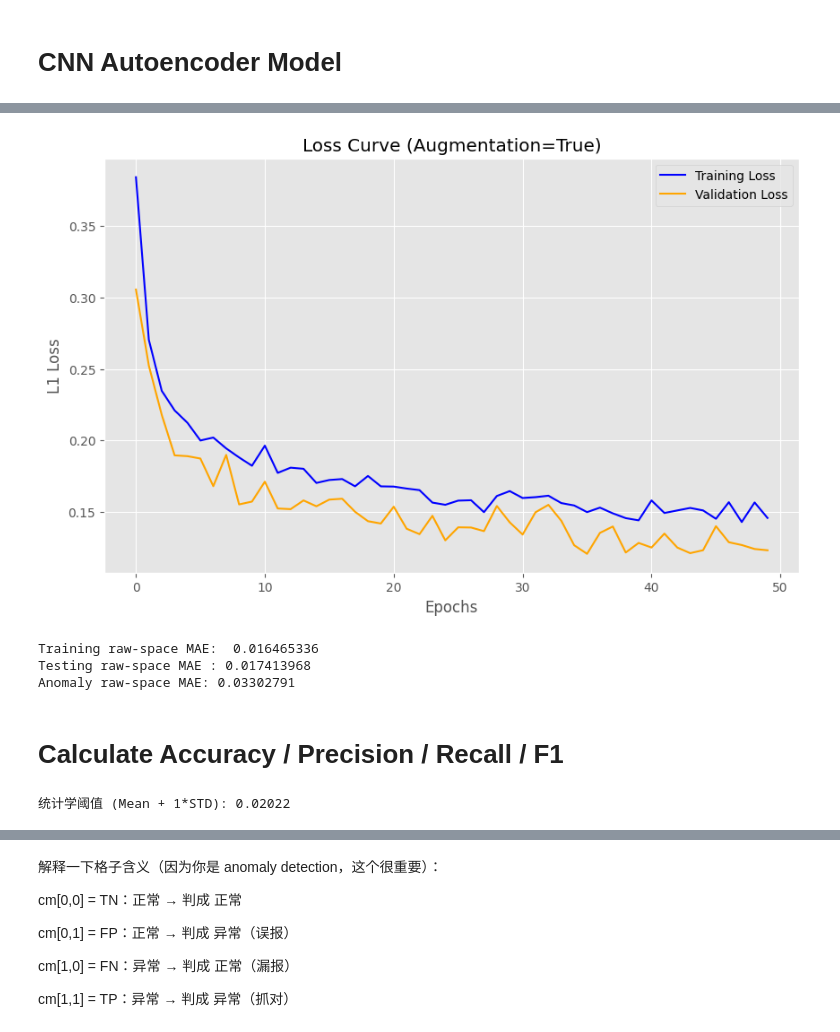
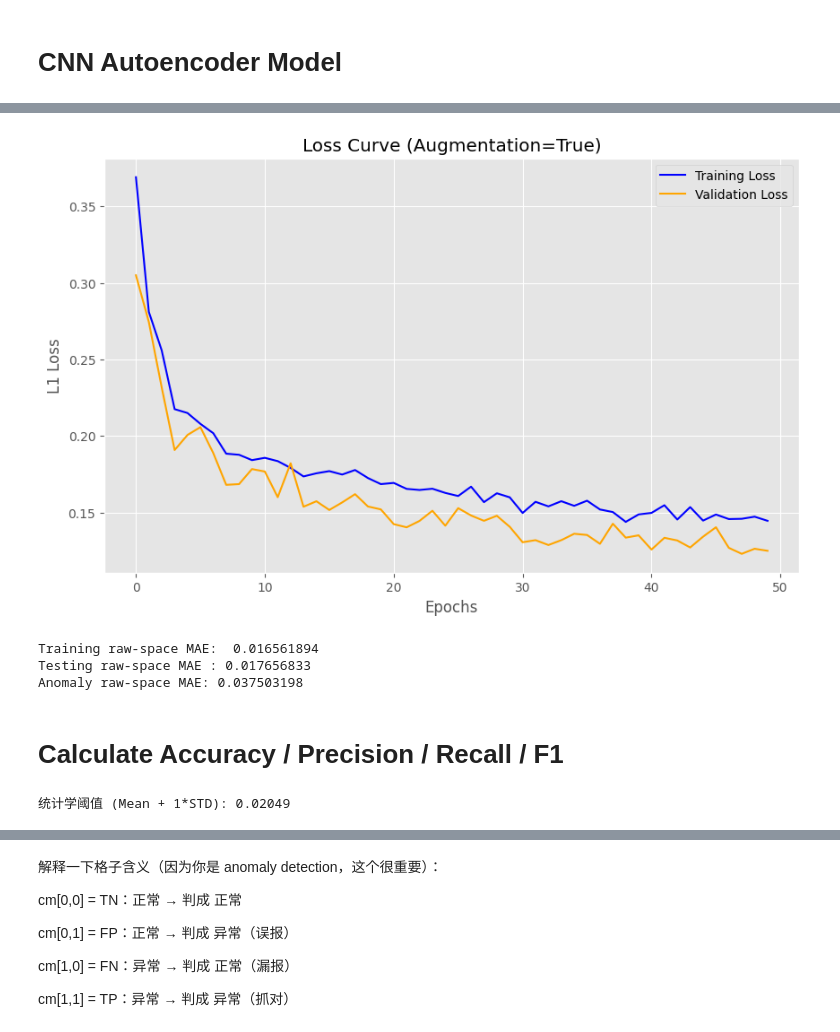
Before and after one commit to Makiato1999/ECG-Detector, a Jupyter notebook: anomaly_detection_cnn_autoencoders_cnn_exp.ipynb, the cells around one changed output, grey strips where cells are left out. Saved outputs shown, nothing was run; the diff lists cells and outputs as text; code cells hidden in the pictures.

Commit message:
Update cnn kernel size exp

```diff
--- a/anomaly_detection_cnn_autoencoders_cnn_exp.ipynb
+++ b/anomaly_detection_cnn_autoencoders_cnn_exp.ipynb
@@ -122,7 +123,7 @@ config = Config(
     input_dim = 187,
     latent_dim = 8,
     device='cuda' if torch.cuda.is_available() else 'cpu',
-    channels = 128,
+    channels = 64,
     kernel_size = 3
 )
 # %% [markdown]
@@ -480,20 +481,38 @@ def train_model(model, train_loader, val_loader, config: Config):
 # %%
 from copy import deepcopy
 
-config64 = deepcopy(config)
-config64.channels = 64
+# channel
+# config64 = deepcopy(config)
+# config64.channels = 64
 
-config128 = deepcopy(config)
-config128.channels = 128
+# config128 = deepcopy(config)
+# config128.channels = 128
 
-config256 = deepcopy(config)
-config256.channels = 256
+# config256 = deepcopy(config)
+# config256.channels = 256
 
-config64.model_name = "ae_ch64.pt"
-config128.model_name = "ae_ch128.pt"
-config256.model_name = "ae_ch256.pt"
+# config64.model_name = "ae_ch64.pt"
+# config128.model_name = "ae_ch128.pt"
+# config256.model_name = "ae_ch256.pt"
+
+# kernel
+config3 = deepcopy(config)
+config3.kernel_size = 3
+
+config5 = deepcopy(config)
+config5.kernel_size = 5
+
+config7 = deepcopy(config)
+config7.kernel_size = 7
+
+config9 = deepcopy(config)
+config9.kernel_size = 9
+
+config3.model_name = "ae_ks3.pt"
+config5.model_name = "ae_ks5.pt"
+config7.model_name = "ae_ks7.pt"
 # %%
-model = AutoEncoder(input_dim=config.input_dim, latent_dim=config.latent_dim, config=config64)
+model = AutoEncoder(input_dim=config.input_dim, latent_dim=config.latent_dim, config=config5)
 print("🚀 Training Started...")
 history = train_model(model, train_loader, validate_loader, config)
 
@@ -526,5 +545,5 @@ Epoch [50/50] Train Loss: 0.145930 | Val Loss: 0.123352
 Training Complete.
-[figure, old version]
+[figure, new version]
 # %%
 def compute_raw_mae(model, loader, scaler, device="cuda"):
     model.eval()
@@ -565,9 +584,9 @@ print("Training raw-space MAE: ", raw_mae_train.mean())
 print("Testing raw-space MAE :", raw_mae_test.mean())
 print("Anomaly raw-space MAE:", raw_mae_anomaly.mean())
 # %% [output]
-Training raw-space MAE:  0.016465336
-Testing raw-space MAE : 0.017413968
-Anomaly raw-space MAE: 0.03302791
+Training raw-space MAE:  0.016561894
+Testing raw-space MAE : 0.017656833
+Anomaly raw-space MAE: 0.037503198
 # %% [markdown]
 # Calculate Accuracy / Precision / Recall / F1
 # %%
@@ -587,7 +606,7 @@ def find_threshold_statistical(loss):
 
 threshold = find_threshold_statistical(raw_mae_train)
 # %% [output]
-统计学阈值 (Mean + 1*STD): 0.02022
+统计学阈值 (Mean + 1*STD): 0.02049
 # %%
 plt.figure(figsize=(12, 6))
 
```
Also changed, not shown: parts of 8 cells of this notebook.
